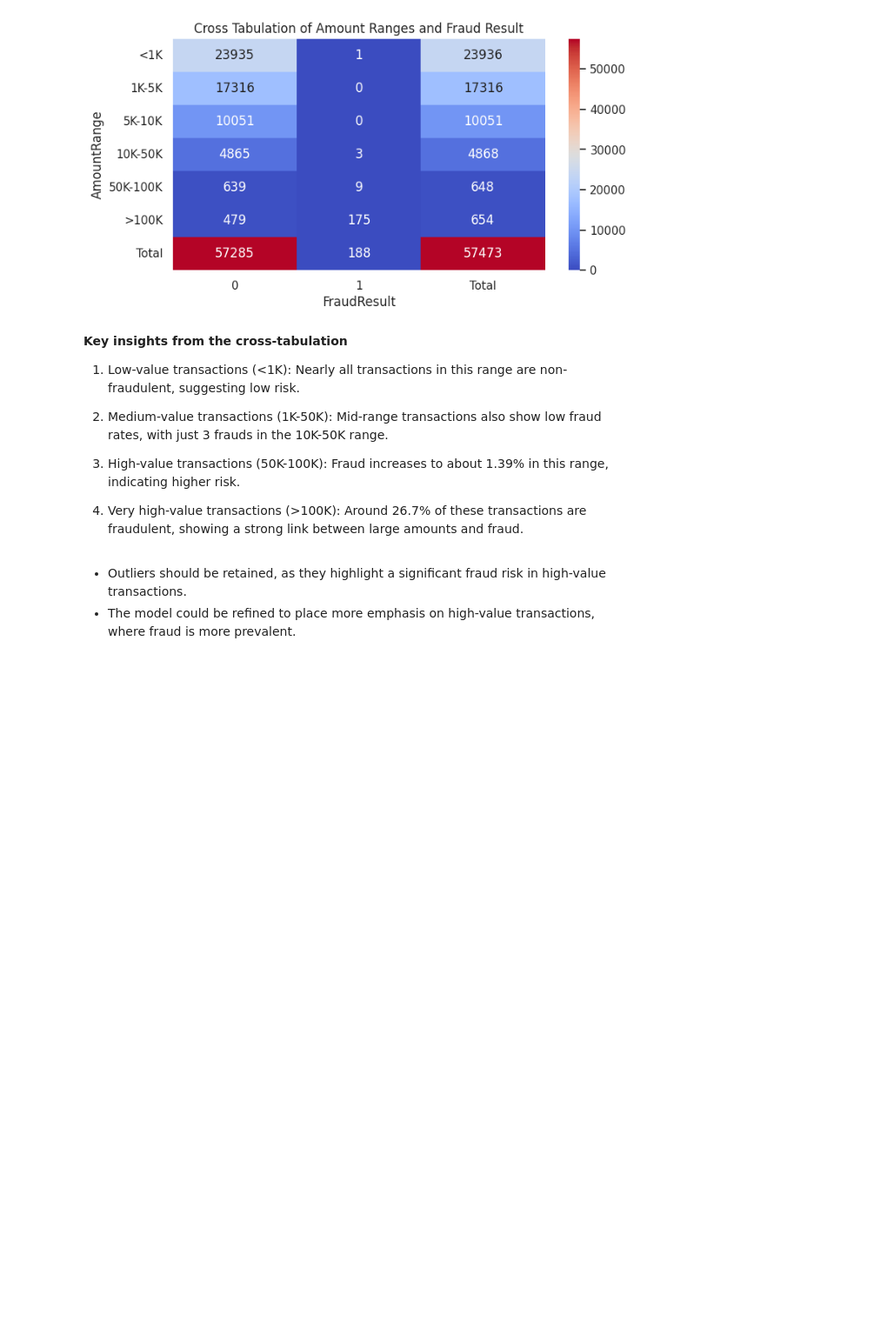
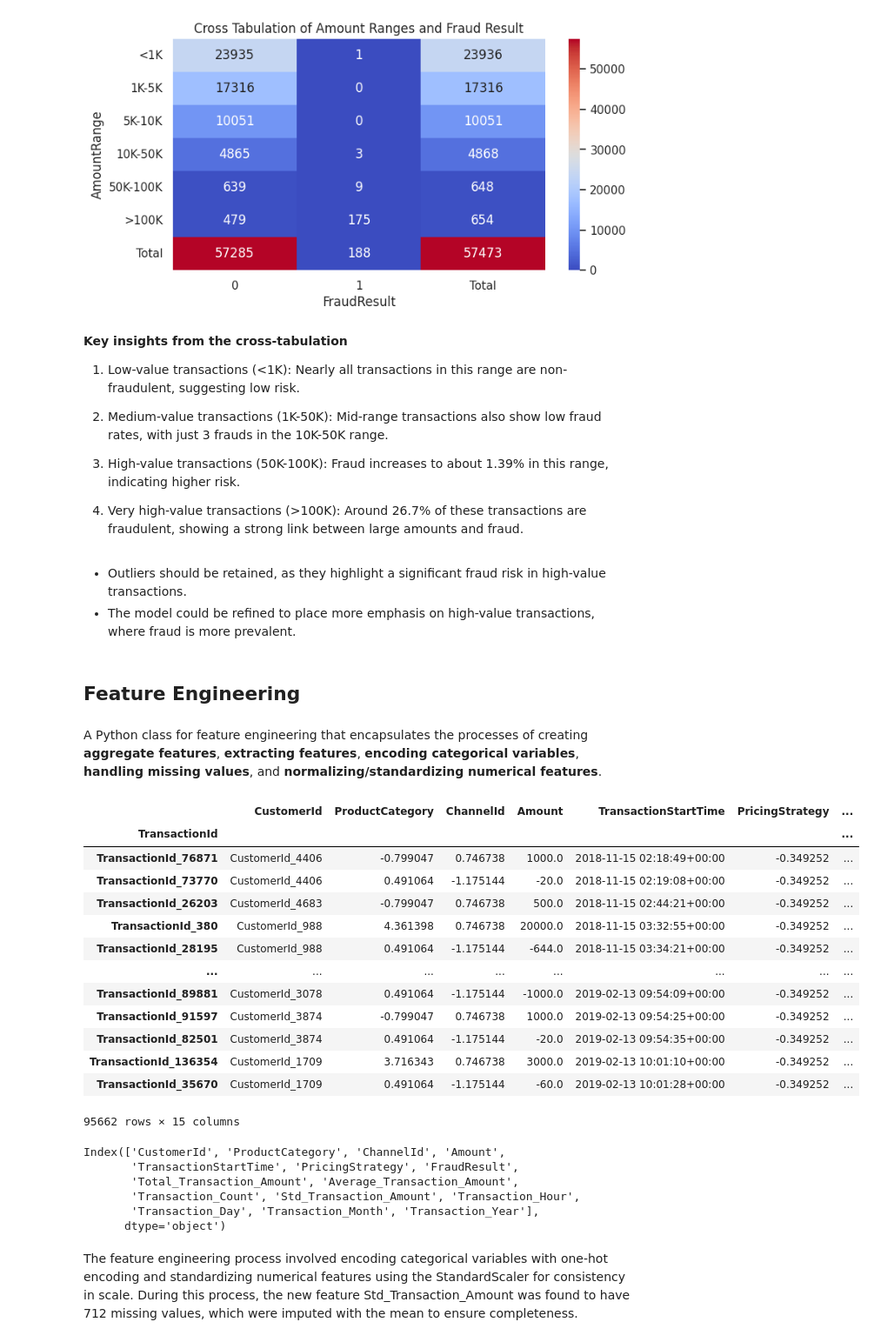
Before and after one commit to epythonlab/bati-bank-credit-scoring, a Jupyter notebook: notebooks/credit_risk_analysis.ipynb, the cells around one changed output. Shown at 87% size. Drawn from its saved outputs; the diff is of its cells as text; code cells hidden in the pictures; blank space fills up the shorter version.

Commit message:
extracted features and encoded cateforical features

```diff
--- a/notebooks/credit_risk_analysis.ipynb
+++ b/notebooks/credit_risk_analysis.ipynb
@@ -314,12 +314,12 @@ plt.show()
 # Define bins for Amount ranges
 bins = [0, 1000, 5000, 10000, 50000, 100000, df['Amount'].max()]
 labels = ['<1K', '1K-5K', '5K-10K', '10K-50K', '50K-100K', '>100K']
-
+df_new = df.copy()
 # Create a new column with binned Amount
-df['AmountRange'] = pd.cut(df['Amount'], bins=bins, labels=labels, include_lowest=True)
+df_new['AmountRange'] = pd.cut(df_new['Amount'], bins=bins, labels=labels, include_lowest=True)
 
 # Create a cross-tabulation
-cross_tab = pd.crosstab(df['AmountRange'], df['FraudResult'], margins=True, margins_name="Total")
+cross_tab = pd.crosstab(df_new['AmountRange'], df_new['FraudResult'], margins=True, margins_name="Total")
 print(cross_tab)
 
 # Optional: Visualize the cross-tabulation with a heatmap
@@ -351,3 +351,69 @@ Total        57285  188  57473
 # %% [markdown]
 - Outliers should be retained, as they highlight a significant fraud risk in high-value transactions.
 - The model could be refined to place more emphasis on high-value transactions, where fraud is more prevalent.
+# %% [markdown]
+## Feature Engineering
+# %% [markdown]
+A Python class for feature engineering that encapsulates the processes of creating **aggregate features**, **extracting features**, **encoding categorical variables**, **handling missing values**, and **normalizing/standardizing numerical features**.
+# %%
+# Import the python class
+from feature_engineering import FeatureEngineering
+
+# Instantiate the FeatureEngineering class
+feature_engineer = FeatureEngineering()
+# %%
+# Identify columns to exclude, and categorical columns to encode
+# Columns to drop
+cols_to_drop = ['ProductId', 'BatchId',	'AccountId','ProviderId', 'SubscriptionId', 'Value','CountryCode','CurrencyCode']
+# Categorical features
+cat_features = ['ProductCategory', 'ChannelId']
+
+df.drop(columns=cols_to_drop, inplace=True)
+# %%
+if __name__=='__main__':
+    # Create aggregate features
+    df_copy = df.copy().reset_index()
+    agg_features = feature_engineer.create_aggregate_features(df_copy)
+
+    # Extract time features
+    df_with_time_features = feature_engineer.extract_time_features(agg_features)
+
+    # Encode categorical features
+    df_encoded = feature_engineer.encode_categorical_features(df_with_time_features, cat_features)
+
+    # Handle missing values
+    df_cleaned = feature_engineer.handle_missing_values(df_encoded)
+
+    # Normalize numerical features
+    numeric_cols = df_encoded.select_dtypes(include='number').columns
+    exclude_cols = ['Amount', 'FraudResult']  # Replace with the actual column names you want to exclude
+    numeric_cols = numeric_cols.difference(exclude_cols)
+
+    df_normalized = feature_engineer.normalize_numerical_features(df_encoded, numeric_cols, method='standardize')
+# %%
+# Display the results
+df_normalized
+# %% [output]
+|  | CustomerId | ProductCategory | ChannelId | Amount | TransactionStartTime | PricingStrategy | ... |
+| TransactionId |  |  |  |  |  |  | ... |
+| TransactionId_76871 | CustomerId_4406 | -0.799047 | 0.746738 | 1000.0 | 2018-11-15 02:18:49+00:00 | -0.349252 | ... |
+| TransactionId_73770 | CustomerId_4406 | 0.491064 | -1.175144 | -20.0 | 2018-11-15 02:19:08+00:00 | -0.349252 | ... |
+| TransactionId_26203 | CustomerId_4683 | -0.799047 | 0.746738 | 500.0 | 2018-11-15 02:44:21+00:00 | -0.349252 | ... |
+| TransactionId_380 | CustomerId_988 | 4.361398 | 0.746738 | 20000.0 | 2018-11-15 03:32:55+00:00 | -0.349252 | ... |
+| TransactionId_28195 | CustomerId_988 | 0.491064 | -1.175144 | -644.0 | 2018-11-15 03:34:21+00:00 | -0.349252 | ... |
+| ... | ... | ... | ... | ... | ... | ... | ... |
+| TransactionId_89881 | CustomerId_3078 | 0.491064 | -1.175144 | -1000.0 | 2019-02-13 09:54:09+00:00 | -0.349252 | ... |
+| TransactionId_91597 | CustomerId_3874 | -0.799047 | 0.746738 | 1000.0 | 2019-02-13 09:54:25+00:00 | -0.349252 | ... |
+| TransactionId_82501 | CustomerId_3874 | 0.491064 | -1.175144 | -20.0 | 2019-02-13 09:54:35+00:00 | -0.349252 | ... |
+| TransactionId_136354 | CustomerId_1709 | 3.716343 | 0.746738 | 3000.0 | 2019-02-13 10:01:10+00:00 | -0.349252 | ... |
+| TransactionId_35670 | CustomerId_1709 | 0.491064 | -1.175144 | -60.0 | 2019-02-13 10:01:28+00:00 | -0.349252 | ... |
+95662 rows × 15 columns
+# %%
+df_normalized.columns
+# %% [output]
+Index(['CustomerId', 'ProductCategory', 'ChannelId', 'Amount',
+       'TransactionStartTime', 'PricingStrategy', 'FraudResult',
+       'Total_Transaction_Amount', 'Average_Transaction_Amount',
+       'Transaction_Count', 'Std_Transaction_Amount', 'Transaction_Hour',
+       'Transaction_Day', 'Transaction_Month', 'Transaction_Year'],
+      dtype='object')
@@ -353,0 +423,2 @@ Total        57285  188  57473
+# %% [markdown]
+The feature engineering process involved encoding categorical variables with one-hot encoding and standardizing numerical features using the StandardScaler for consistency in scale. During this process, the new feature Std_Transaction_Amount was found to have 712 missing values, which were imputed with the mean to ensure completeness.
```
Also changed, not shown: parts of 8 cells of this notebook, 1 other file.
